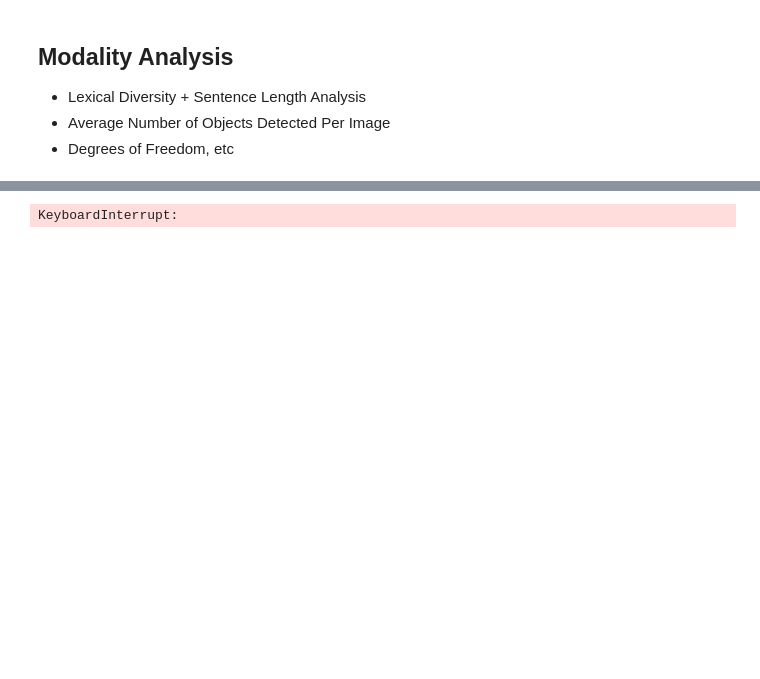
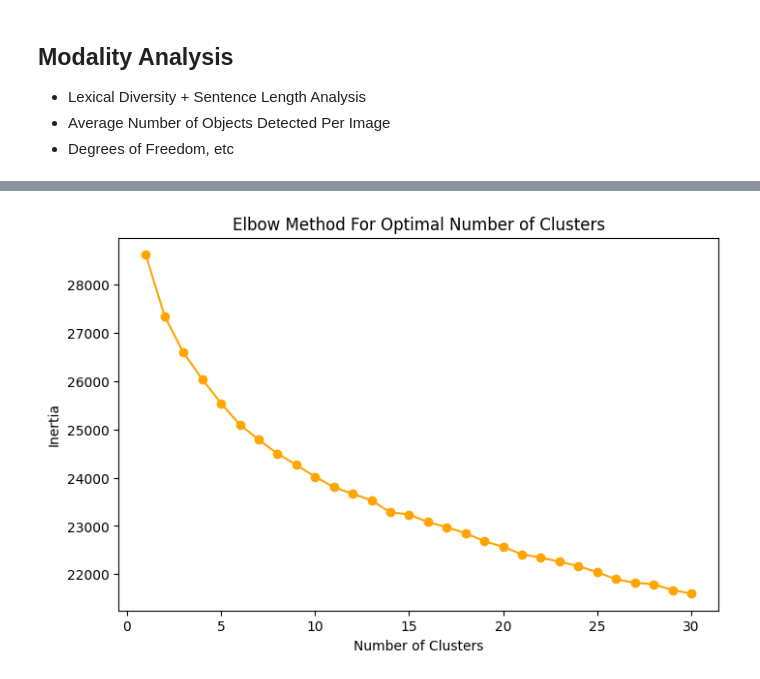
Before and after one commit to Zachary-Wenhao/MLLM-AOKVQA, a Jupyter notebook: eda.ipynb, the cells around one changed output, grey strips where cells are left out. Drawn from its saved outputs; the diff is of its cells as text; code cells hidden in the pictures; blank space fills up the shorter version.

```diff
--- a/eda.ipynb
+++ b/eda.ipynb
@@ -117,5 +117,4 @@ Lexical Analysis:
 # %%
-### 2. Average number of objects detected per image ###
 import os
 import json
 import torch
@@ -123,6 +122,7 @@ from torchvision import models, transforms
 from PIL import Image
 import matplotlib.pyplot as plt
 import pandas as pd
+import numpy as np
 from tqdm import tqdm
 
 def load_aokvqa(aokvqa_dir, split, version='v1p0'):
@@ -153,7 +153,7 @@ def display_object_counts(aokvqa_dir, split, coco_dir, version='v1p0'):
     model = models.detection.fasterrcnn_resnet50_fpn(pretrained=True)
     object_counts = []
 
-    for entry in dataset:
+    for entry in tqdm(dataset, desc="Processing images"):
         image_id = entry['image_id']
         image_path = get_coco_path(split, image_id, coco_dir)
         image = load_image(image_path)
@@ -183,7 +183,45 @@ def display_object_counts(aokvqa_dir, split, coco_dir, version='v1p0'):
 # Example usage
 aokvqa_dir = 'aokvqa/datasets/aokvqa'
 coco_dir = 'aokvqa/datasets/coco/'
-split = 'val'
-display_object_counts(aokvqa_dir, split, coco_dir)
+split = 'train'
+# display_object_counts(aokvqa_dir, split, coco_dir)
-# %% [output]
-KeyboardInterrupt:
+# %%
+import matplotlib.pyplot as plt
+import pandas as pd
+from collections import Counter
+from sklearn.cluster import KMeans
+from transformers import BertTokenizer, BertModel
+from tqdm import tqdm
+import torch
+
+def get_question_embeddings(questions):
+    tokenizer = BertTokenizer.from_pretrained('bert-base-uncased')
+    model = BertModel.from_pretrained('bert-base-uncased')
+    embeddings = []
+
+    for question in tqdm(questions, desc="Processing questions"):
+        inputs = tokenizer(question, return_tensors='pt', truncation=True, padding=True, max_length=128)
+        outputs = model(**inputs)
+        embeddings.append(outputs.last_hidden_state.mean(dim=1).squeeze().detach().numpy())
+
+    return embeddings
+
+questions = [entry['question'] for entry in val_dataset]
+embeddings = get_question_embeddings(questions)
+# %%
+def plot_elbow_graph(embeddings, max_clusters=10):
+    inertia = []
+    for n in tqdm(range(1, max_clusters + 1)):
+        kmeans = KMeans(n_clusters=n, random_state=0).fit(embeddings)
+        inertia.append(kmeans.inertia_)
+
+    plt.figure(figsize=(8, 5))
+    plt.plot(range(1, max_clusters + 1), inertia, marker='o', color='orange')
+    plt.xlabel('Number of Clusters')
+    plt.ylabel('Inertia')
+    plt.title('Elbow Method For Optimal Number of Clusters')
+    plt.show()
+
+plot_elbow_graph(embeddings, max_clusters=30)
+# %% [output]
+[figure, added]
```
Also changed, not shown: parts of 2 cells of this notebook.
